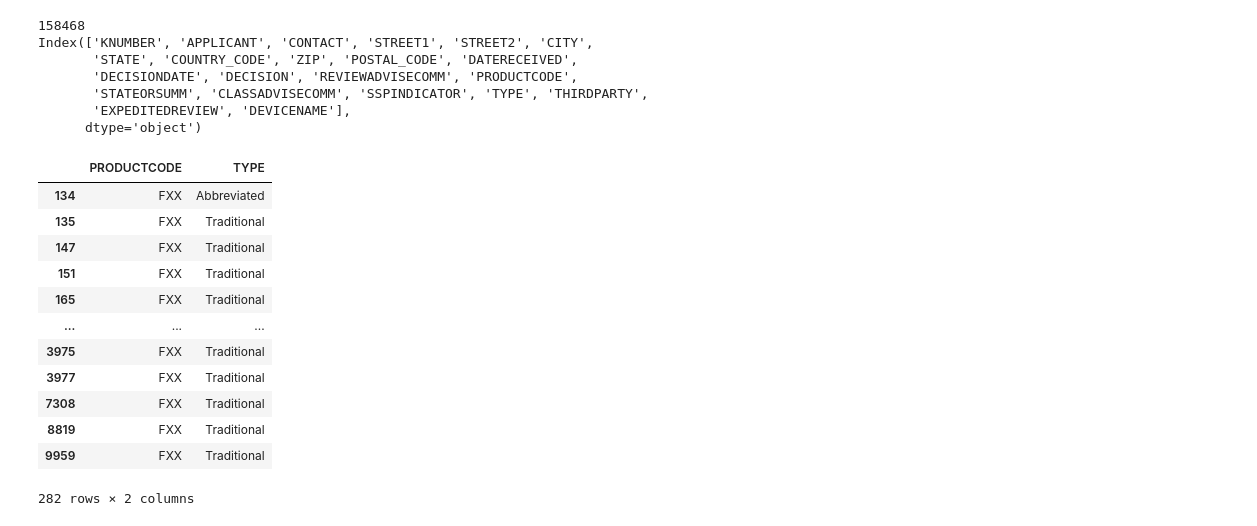
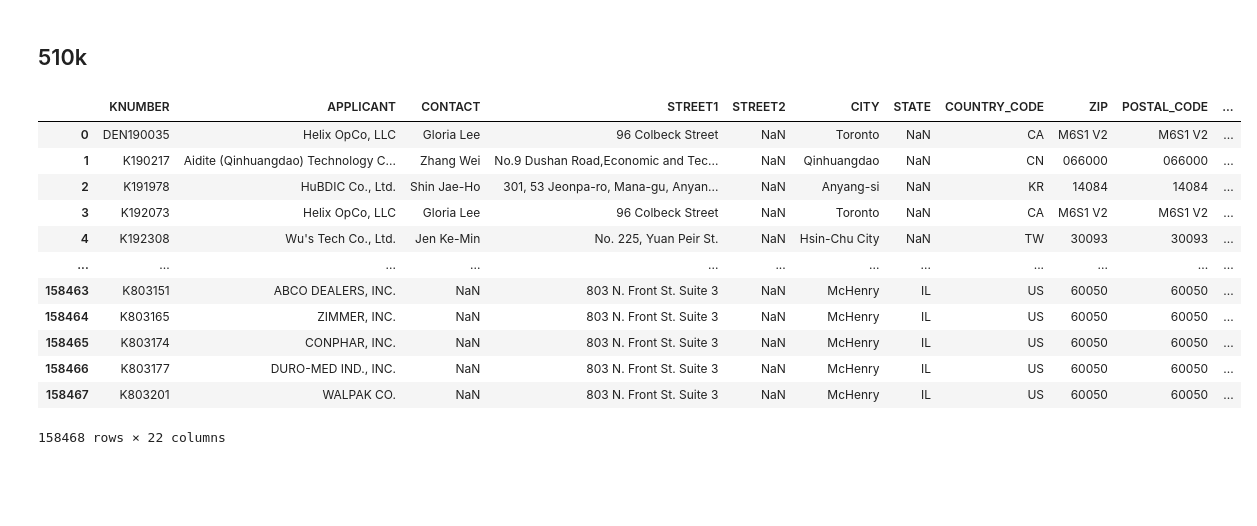
Before and after one commit to BelindaTang1/FDA_DataAnalytics, a Jupyter notebook: searching_engine.ipynb, the cells around one changed output. Drawn from its saved outputs; the diff is of its cells as text; code cells hidden in the pictures; blank space fills up the shorter version.

```diff
--- a/searching_engine.ipynb
+++ b/searching_engine.ipynb
@@ -1,45 +67,27 @@
+# %% [markdown]
+## 510k
 # %%
-import pandas as pd
-import os
-
-abs_path = os.path.abspath("")
-
 data_file_list = ["pmnlstmn.txt", "pmn96cur.txt", "pmn9195.txt", "pmn8690.txt", "pmn8185.txt", "pmn7680.txt"]
 data_list = []
 for i in range(len(data_file_list)):
     path = os.path.join(abs_path, "FDA Registration Record", "510k", data_file_list[i])
     data_list.append(pd.read_csv(path, sep= "|", encoding="cp1252"))
 
 DATA = pd.concat(data_list)
+DATA = DATA.reset_index(drop=True)
 
-
-
-
-print(len(DATA))
-print(DATA.columns)
+DATA
 # %% [output]
+|  | KNUMBER | APPLICANT | CONTACT | STREET1 | STREET2 | CITY | STATE | COUNTRY_CODE | ZIP | POSTAL_CODE | ... |
+| 0 | DEN190035 | Helix OpCo, LLC | Gloria Lee | 96 Colbeck Street | NaN | Toronto | NaN | CA | M6S1 V2 | M6S1 V2 | ... |
+| 1 | K190217 | Aidite (Qinhuangdao) Technology C... | Zhang Wei | No.9 Dushan Road,Economic and Tec... | NaN | Qinhuangdao | NaN | CN | 066000 | 066000 | ... |
+| 2 | K191978 | HuBDIC Co., Ltd. | Shin Jae-Ho | 301, 53 Jeonpa-ro, Mana-gu, Anyan... | NaN | Anyang-si | NaN | KR | 14084 | 14084 | ... |
+| 3 | K192073 | Helix OpCo, LLC | Gloria Lee | 96 Colbeck Street | NaN | Toronto | NaN | CA | M6S1 V2 | M6S1 V2 | ... |
+| 4 | K192308 | Wu's Tech Co., Ltd. | Jen Ke-Min | No. 225, Yuan Peir St. | NaN | Hsin-Chu City | NaN | TW | 30093 | 30093 | ... |
+| ... | ... | ... | ... | ... | ... | ... | ... | ... | ... | ... | ... |
+| 158463 | K803151 | ABCO DEALERS, INC. | NaN | 803 N. Front St. Suite 3 | NaN | McHenry | IL | US | 60050 | 60050 | ... |
+| 158464 | K803165 | ZIMMER, INC. | NaN | 803 N. Front St. Suite 3 | NaN | McHenry | IL | US | 60050 | 60050 | ... |
+| 158465 | K803174 | CONPHAR, INC. | NaN | 803 N. Front St. Suite 3 | NaN | McHenry | IL | US | 60050 | 60050 | ... |
+| 158466 | K803177 | DURO-MED IND., INC. | NaN | 803 N. Front St. Suite 3 | NaN | McHenry | IL | US | 60050 | 60050 | ... |
+| 158467 | K803201 | WALPAK CO. | NaN | 803 N. Front St. Suite 3 | NaN | McHenry | IL | US | 60050 | 60050 | ... |
-158468
-Index(['KNUMBER', 'APPLICANT', 'CONTACT', 'STREET1', 'STREET2', 'CITY',
-       'STATE', 'COUNTRY_CODE', 'ZIP', 'POSTAL_CODE', 'DATERECEIVED',
-       'DECISIONDATE', 'DECISION', 'REVIEWADVISECOMM', 'PRODUCTCODE',
-       'STATEORSUMM', 'CLASSADVISECOMM', 'SSPINDICATOR', 'TYPE', 'THIRDPARTY',
-       'EXPEDITEDREVIEW', 'DEVICENAME'],
-      dtype='object')
+158468 rows × 22 columns
-# %%
-data_type = DATA[["PRODUCTCODE","TYPE"]]
-FXX = data_type.loc[data_type["PRODUCTCODE"]== "FXX"]
-FXX
-# %% [output]
-|  | PRODUCTCODE | TYPE |
-| 134 | FXX | Abbreviated |
-| 135 | FXX | Traditional |
-| 147 | FXX | Traditional |
-| 151 | FXX | Traditional |
-| 165 | FXX | Traditional |
-| ... | ... | ... |
-| 3975 | FXX | Traditional |
-| 3977 | FXX | Traditional |
-| 7308 | FXX | Traditional |
-| 8819 | FXX | Traditional |
-| 9959 | FXX | Traditional |
-282 rows × 2 columns
```
Also changed, not shown: parts of 14 cells of this notebook, 8 other files.
